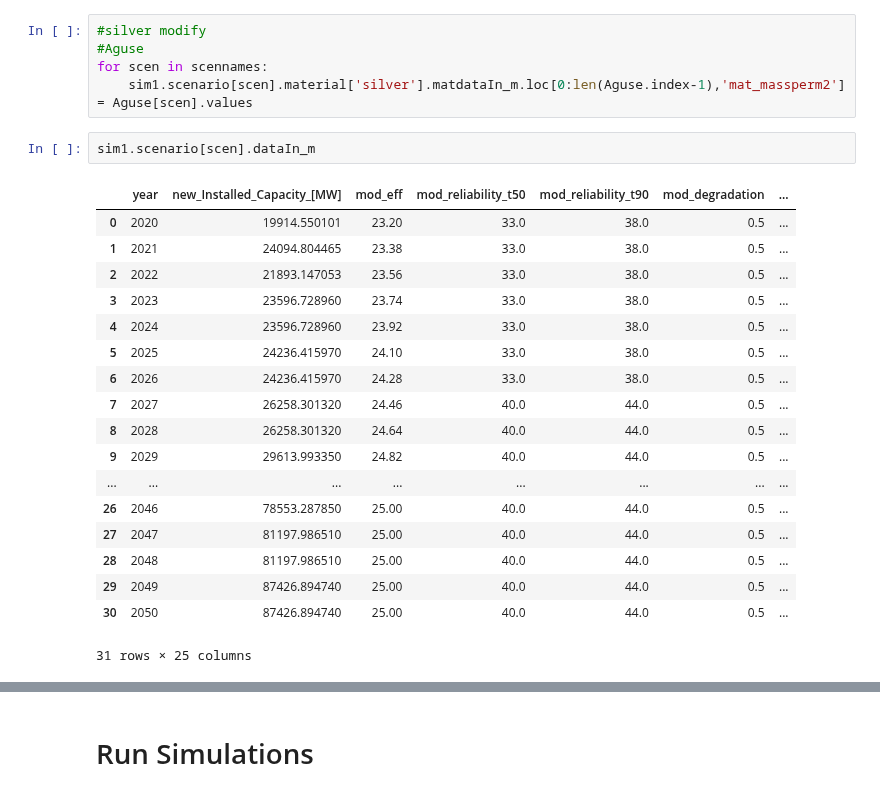
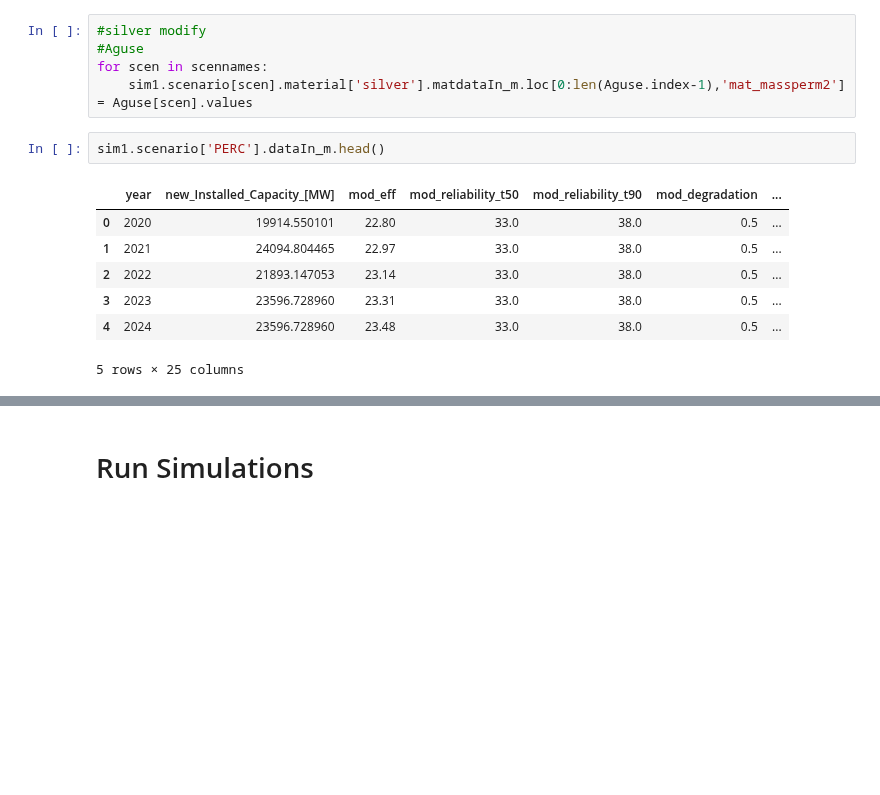
Before and after one commit to NREL/PV_ICE, a Jupyter notebook: docs/tutorials/16 - PERC vs SHJ vs TOPCon.ipynb, the cells around one changed output, grey strips where cells are left out. Drawn from its saved outputs; the diff is of its cells as text; blank space fills up the shorter version.

```diff
--- a/docs/tutorials/16 - PERC vs SHJ vs TOPCon.ipynb
+++ b/docs/tutorials/16 - PERC vs SHJ vs TOPCon.ipynb
@@ -295,24 +313,13 @@ for scen in scennames:
 for scen in scennames:
     sim1.scenario[scen].material['silver'].matdataIn_m.loc[0:len(Aguse.index-1),'mat_massperm2'] = Aguse[scen].values
 # %%
-sim1.scenario[scen].dataIn_m
+sim1.scenario['PERC'].dataIn_m.head()
 # %% [output]
 |  | year | new_Installed_Capacity_[MW] | mod_eff | mod_reliability_t50 | mod_reliability_t90 | mod_degradation | ... |
-| 0 | 2020 | 19914.550101 | 23.20 | 33.0 | 38.0 | 0.5 | ... |
-| 1 | 2021 | 24094.804465 | 23.38 | 33.0 | 38.0 | 0.5 | ... |
-| 2 | 2022 | 21893.147053 | 23.56 | 33.0 | 38.0 | 0.5 | ... |
-| 3 | 2023 | 23596.728960 | 23.74 | 33.0 | 38.0 | 0.5 | ... |
-| 4 | 2024 | 23596.728960 | 23.92 | 33.0 | 38.0 | 0.5 | ... |
-| 5 | 2025 | 24236.415970 | 24.10 | 33.0 | 38.0 | 0.5 | ... |
-| 6 | 2026 | 24236.415970 | 24.28 | 33.0 | 38.0 | 0.5 | ... |
-| 7 | 2027 | 26258.301320 | 24.46 | 40.0 | 44.0 | 0.5 | ... |
-| 8 | 2028 | 26258.301320 | 24.64 | 40.0 | 44.0 | 0.5 | ... |
-| 9 | 2029 | 29613.993350 | 24.82 | 40.0 | 44.0 | 0.5 | ... |
-| ... | ... | ... | ... | ... | ... | ... | ... |
-| 26 | 2046 | 78553.287850 | 25.00 | 40.0 | 44.0 | 0.5 | ... |
-| 27 | 2047 | 81197.986510 | 25.00 | 40.0 | 44.0 | 0.5 | ... |
-| 28 | 2048 | 81197.986510 | 25.00 | 40.0 | 44.0 | 0.5 | ... |
-| 29 | 2049 | 87426.894740 | 25.00 | 40.0 | 44.0 | 0.5 | ... |
-| 30 | 2050 | 87426.894740 | 25.00 | 40.0 | 44.0 | 0.5 | ... |
+| 0 | 2020 | 19914.550101 | 22.80 | 33.0 | 38.0 | 0.5 | ... |
+| 1 | 2021 | 24094.804465 | 22.97 | 33.0 | 38.0 | 0.5 | ... |
+| 2 | 2022 | 21893.147053 | 23.14 | 33.0 | 38.0 | 0.5 | ... |
+| 3 | 2023 | 23596.728960 | 23.31 | 33.0 | 38.0 | 0.5 | ... |
+| 4 | 2024 | 23596.728960 | 23.48 | 33.0 | 38.0 | 0.5 | ... |
-31 rows × 25 columns
+5 rows × 25 columns
 # %%
```
Also changed, not shown: parts of 23 cells of this notebook, 2 other files.
